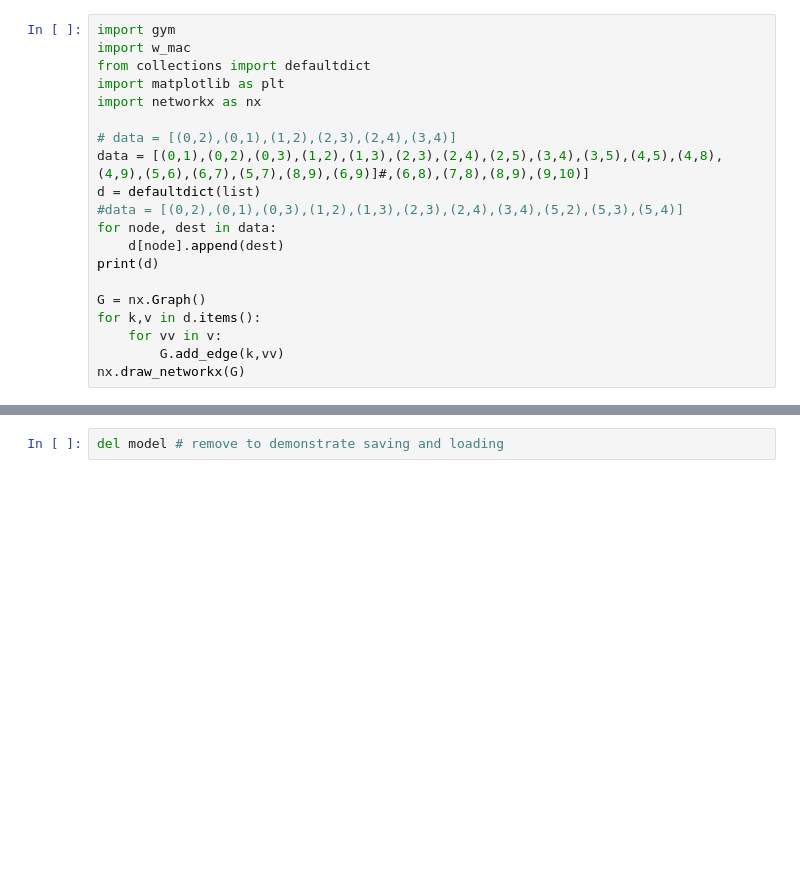
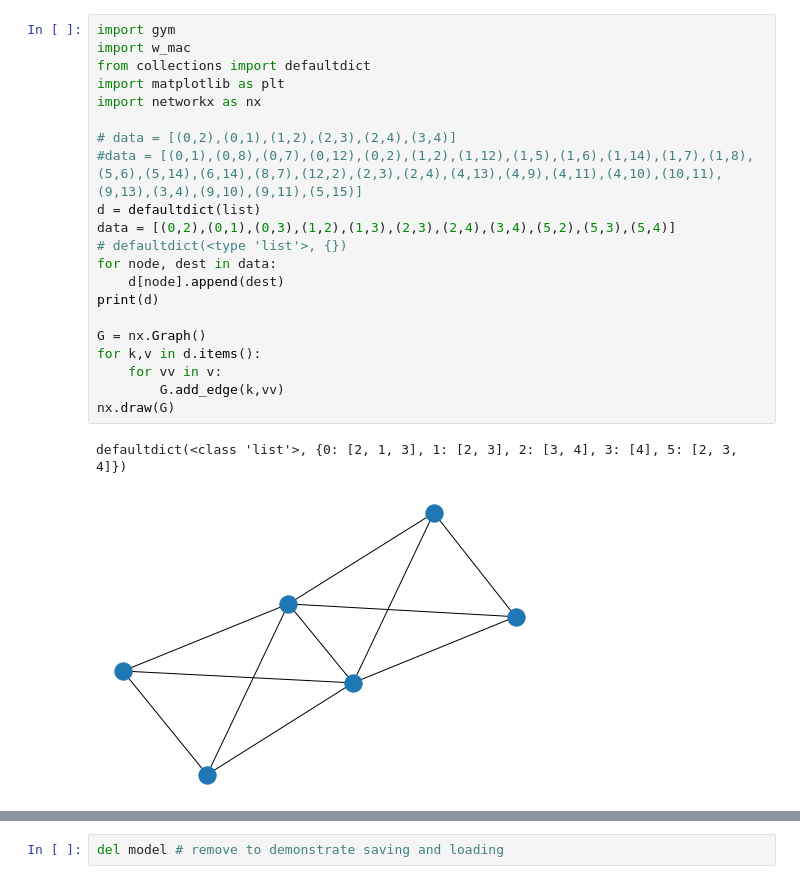
Before and after one commit to mlchethanupb/myworks, a Jupyter notebook: wireless/code/phase_one/SDN_IOT/w-mac/agents/agent.ipynb, the cells around one changed output, grey strips where cells are left out. Saved outputs shown, nothing was run; the diff lists cells and outputs as text; blank space fills up the shorter version.

```diff
--- a/wireless/code/phase_one/SDN_IOT/w-mac/agents/agent.ipynb
+++ b/wireless/code/phase_one/SDN_IOT/w-mac/agents/agent.ipynb
@@ -6,23 +16,27 @@ from stable_baselines.common.env_checker import check_env
 # %%
 import gym
 import w_mac
 from collections import defaultdict
 import matplotlib as plt
 import networkx as nx
 
 # data = [(0,2),(0,1),(1,2),(2,3),(2,4),(3,4)]
-data = [(0,1),(0,2),(0,3),(1,2),(1,3),(2,3),(2,4),(2,5),(3,4),(3,5),(4,5),(4,8),(4,9),(5,6),(6,7),(5,7),(8,9),(6,9)]#,(6,8),(7,8),(8,9),(9,10)]
+#data = [(0,1),(0,8),(0,7),(0,12),(0,2),(1,2),(1,12),(1,5),(1,6),(1,14),(1,7),(1,8),(5,6),(5,14),(6,14),(8,7),(12,2),(2,3),(2,4),(4,13),(4,9),(4,11),(4,10),(10,11),(9,13),(3,4),(9,10),(9,11),(5,15)]
 d = defaultdict(list)
-#data = [(0,2),(0,1),(0,3),(1,2),(1,3),(2,3),(2,4),(3,4),(5,2),(5,3),(5,4)]
+data = [(0,2),(0,1),(0,3),(1,2),(1,3),(2,3),(2,4),(3,4),(5,2),(5,3),(5,4)]
+# defaultdict(<type 'list'>, {})
 for node, dest in data:
     d[node].append(dest)
 print(d)
 
 G = nx.Graph()
 for k,v in d.items():
     for vv in v:
         G.add_edge(k,vv)
-nx.draw_networkx(G)
+nx.draw(G)
+# %% [output]
+defaultdict(<class 'list'>, {0: [2, 1, 3], 1: [2, 3], 2: [3, 4], 3: [4], 5: [2, 3, 4]})
+[figure, added]
 # %%
 env = gym.make('wmac-graph-v0',graph=G)
 env.reset()
```
Also changed, not shown: parts of 5 cells of this notebook, 3 other files.
